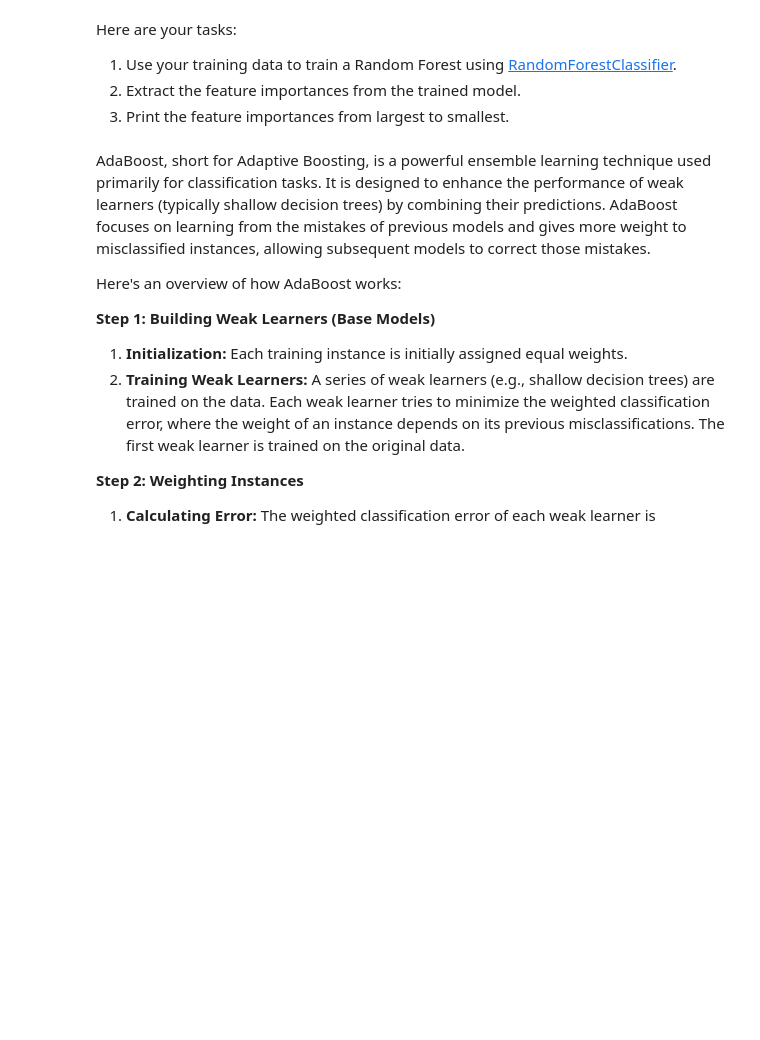
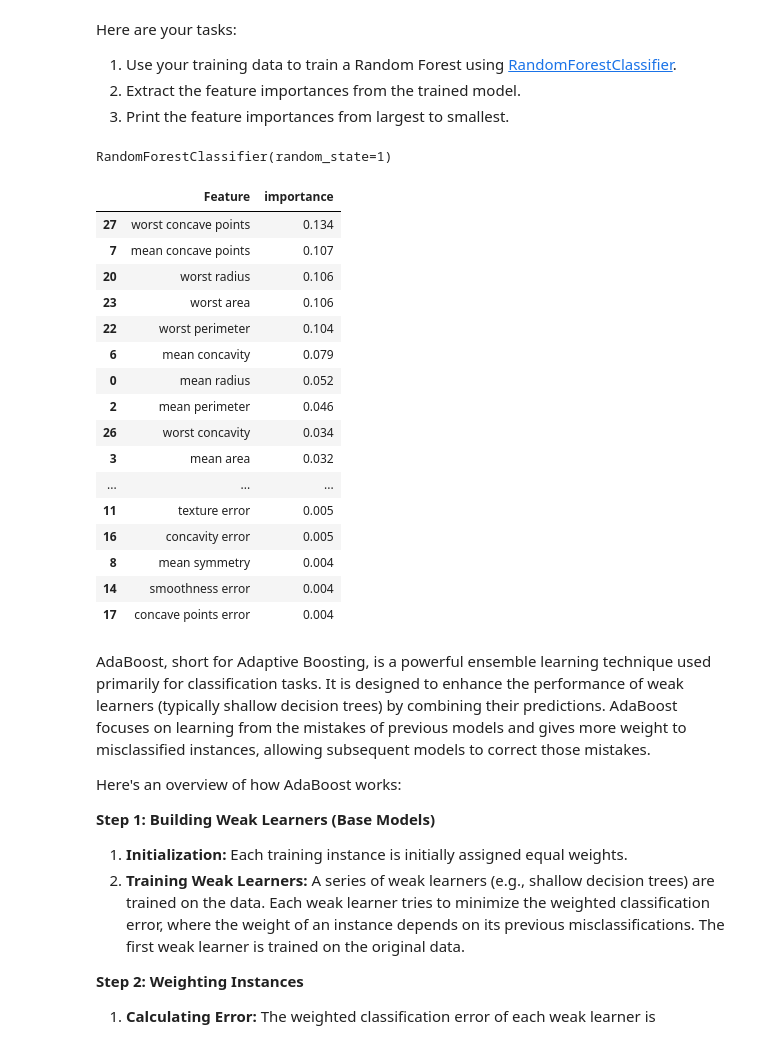
Before and after one commit to elfergl/Sboard, a Jupyter notebook: Student_MLE_MiniProject_Trees_and_Forests.ipynb, the cells around one changed output. Drawn from its saved outputs; the diff is of its cells as text; code cells hidden in the pictures; blank space fills up the shorter version.

```diff
--- a/Student_MLE_MiniProject_Trees_and_Forests.ipynb
+++ b/Student_MLE_MiniProject_Trees_and_Forests.ipynb
@@ -107,9 +105,9 @@ Here are your tasks:
 # %%
 # Create a Decision Tree model
 
-model=DecisionTreeClassifier(max_depth=2, random_state=0) #Trying with max_depth
+dt_model=DecisionTreeClassifier(max_depth=2, random_state=0) #Trying with max_depth
 # model=DecisionTreeClassifier(max_leaf_nodes=4, random_state=0)  # Trying with a different max_leaf_nodes
-model.fit(X_train, y_train)
+dt_model.fit(X_train, y_train)
 # %% [output]
 DecisionTreeClassifier(max_depth=2, random_state=0)
 # %%
@@ -142,5 +140,32 @@ Here are your tasks:
 3. Print the feature importances from largest to smallest.
 # %%
 # Train random forest model
+rfc_model=RandomForestClassifier(n_estimators=100, random_state=1)
+rfc_model.fit(X_train, y_train)
+# %% [output]
+RandomForestClassifier(random_state=1)
+# %%
+# Extract feature importances
+importances = pd.DataFrame({'Feature':X_train.columns,'importance':np.round(rfc_model.feature_importances_, 3)})
+importances = importances.sort_values('importance', ascending=False)
 # %%
-# Extract feature importances
+# Print feature importance
+importances
+# %% [output]
+|  | Feature | importance |
+| 27 | worst concave points | 0.134 |
+| 7 | mean concave points | 0.107 |
+| 20 | worst radius | 0.106 |
+| 23 | worst area | 0.106 |
+| 22 | worst perimeter | 0.104 |
+| 6 | mean concavity | 0.079 |
+| 0 | mean radius | 0.052 |
+| 2 | mean perimeter | 0.046 |
+| 26 | worst concavity | 0.034 |
+| 3 | mean area | 0.032 |
+| ... | ... | ... |
+| 11 | texture error | 0.005 |
+| 16 | concavity error | 0.005 |
+| 8 | mean symmetry | 0.004 |
+| 14 | smoothness error | 0.004 |
+| 17 | concave points error | 0.004 |
```
Also changed, not shown: parts of 6 cells of this notebook.
